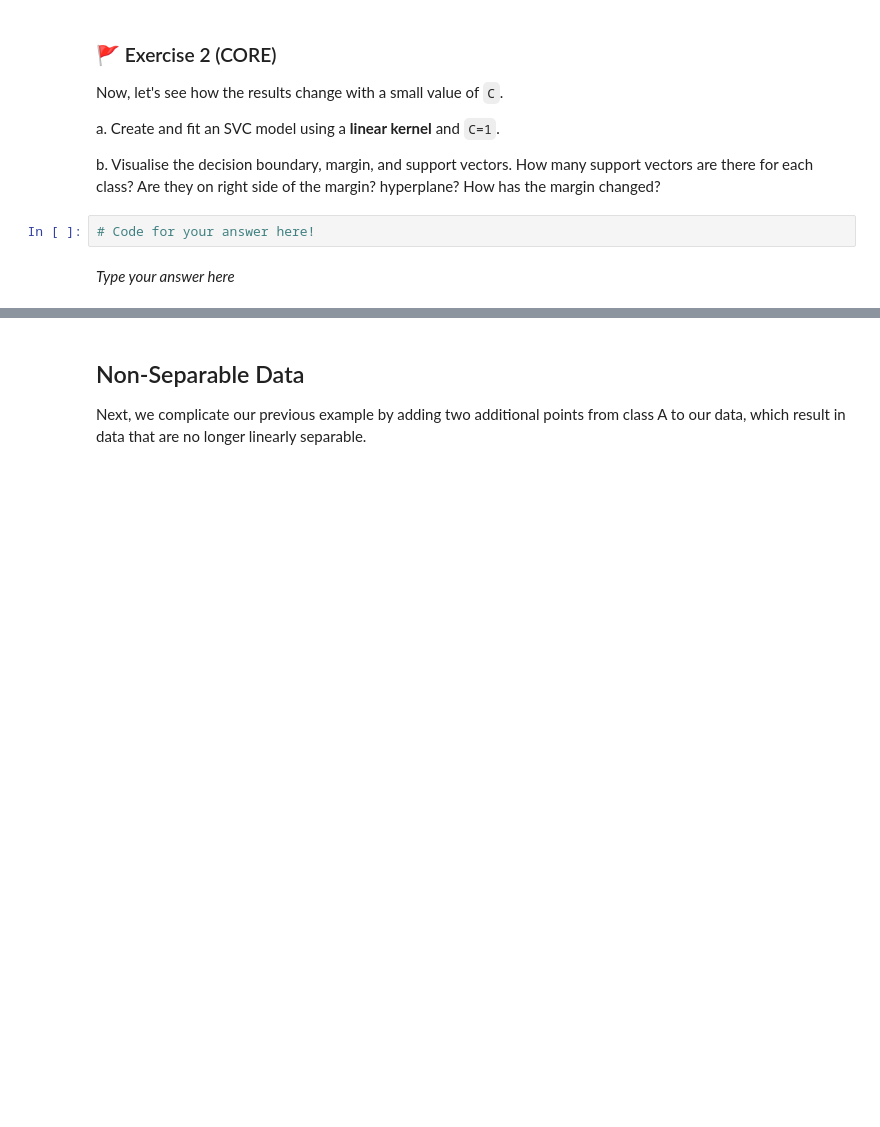
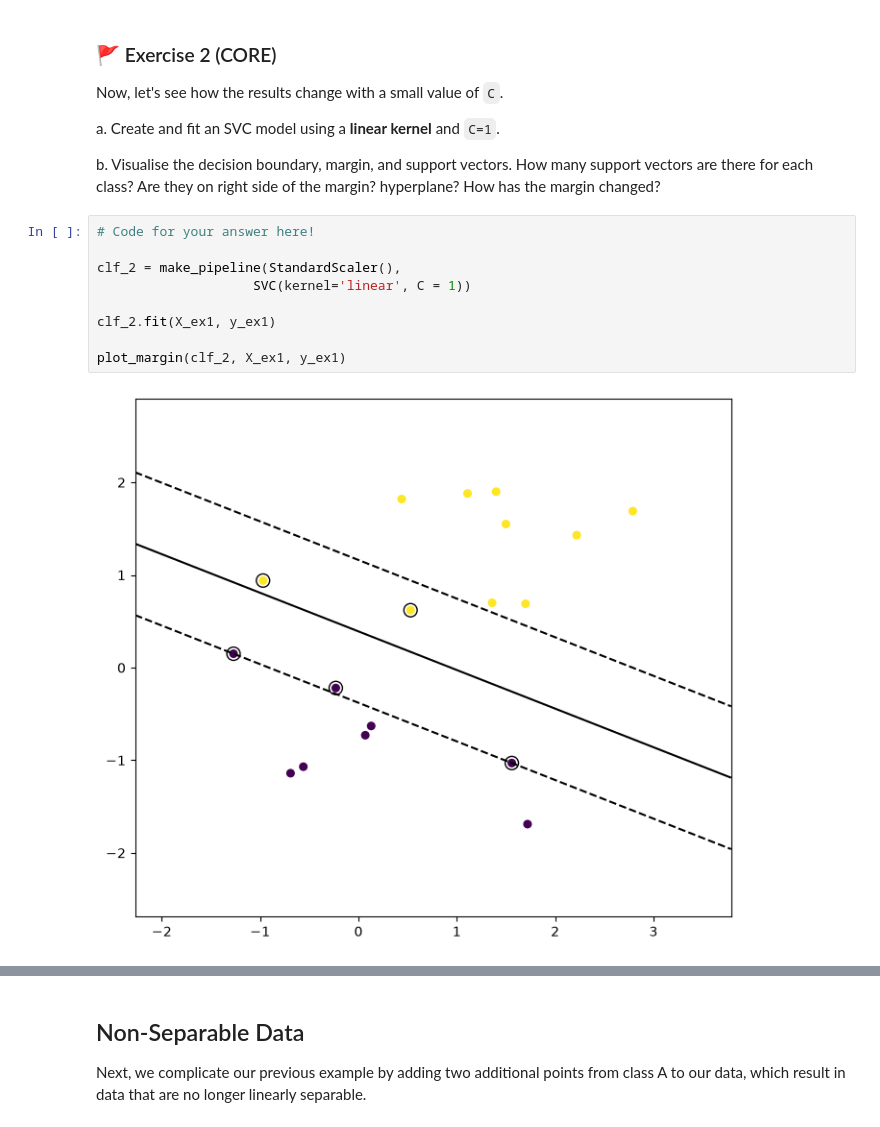
Before and after one commit to thomasvsinclair/ml-workshops, a Jupyter notebook: WS7/mlp_week07.ipynb, the cells around one changed output, grey strips where cells are left out. Cells and saved outputs as stored; diff of their text form; blank space fills up the shorter version.

```diff
--- a/WS7/mlp_week07.ipynb
+++ b/WS7/mlp_week07.ipynb
@@ -175,7 +211,14 @@ Now, let's see how the results change with a small value of `C`.
 a. Create and fit an SVC model using a **linear kernel** and `C=1`.
 
 b. Visualise the decision boundary, margin, and support vectors. How many support vectors are there for each class? Are they on right side of the margin? hyperplane? How has the margin changed?
-# %%
-# Code for your answer here!
-# %% [markdown]
-_Type your answer here_
+# %%
+# Code for your answer here!
+
+clf_2 = make_pipeline(StandardScaler(),
+                    SVC(kernel='linear', C = 1))
+
+clf_2.fit(X_ex1, y_ex1)
+
+plot_margin(clf_2, X_ex1, y_ex1)
+# %% [output]
+[figure, added]
```
Also changed, not shown: parts of 11 cells of this notebook.
